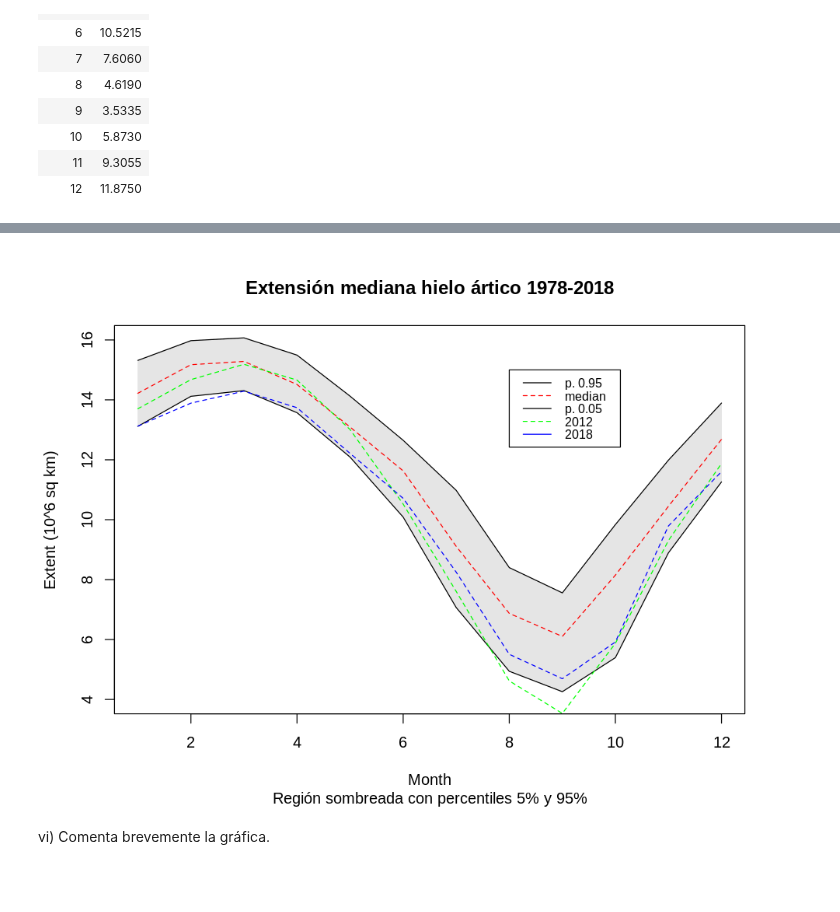
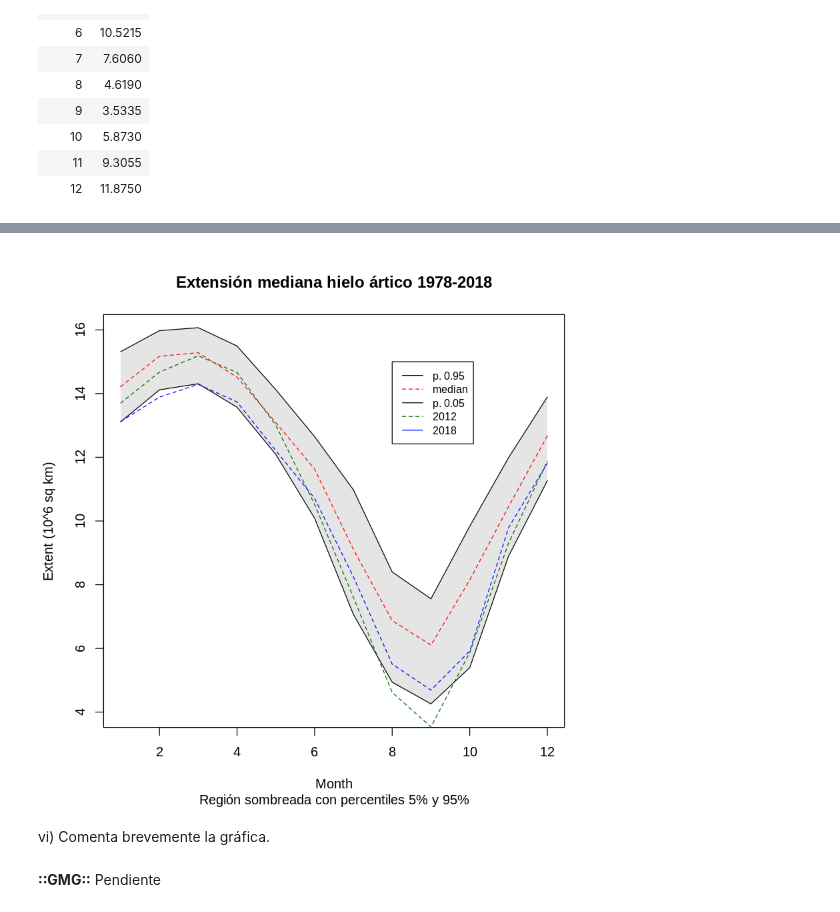
Before and after one commit to yerartdev/uc-m1965-stats, a Jupyter notebook: p1/practica1-gerardo-de-miguel-gonzalez.ipynb, the cells around one changed output, grey strips where cells are left out. Drawn from its saved outputs; the diff is of its cells as text; code cells hidden in the pictures; blank space fills up the shorter version.

Commit message:
stats-i: práctica 1, comentario extendido gráfica distribución alturas jugadores NBA, edición dudas gráfica hielo polar ártico, pendiente comentario gráfica

```diff
--- a/p1/practica1-gerardo-de-miguel-gonzalez.ipynb
+++ b/p1/practica1-gerardo-de-miguel-gonzalez.ipynb
@@ -528,30 +545,32 @@ ext.median.2018
 # %%
 #::GMG::Finalmente pinto la gráfica que se pide
 plot(ext.median,
      type = 'l',
      xlim = c(1,12),
      ylim = c(floor(min(ext.percentil.5$Extent)),
               round(max(ext.percentil.95$Extent))),
      xlab = 'Month',
      ylab = 'Extent (10^6 sq km)',
      col = 'darkred',
      main = 'Extensión mediana hielo ártico 1978-2018',
      sub = 'Región sombreada con percentiles 5% y 95%'
     )
 polygon(c(ext.median$Month, rev(ext.median$Month)),
         c(ext.percentil.95$Extent, rev(ext.percentil.5$Extent)),
         col = "grey90",
         border = FALSE
        )
 lines(ext.median$Month, ext.percentil.95$Extent, col = "black")
 lines(ext.median$Month, ext.median$Extent, col = "red", lty = 'dashed')
 lines(ext.median$Month, ext.percentil.5$Extent, col = "black")
-lines(ext.median.2012$Month, ext.median.2012$Extent, col = "green", lty = "dashed")
+lines(ext.median.2012$Month, ext.median.2012$Extent, col = "darkgreen", lty = "dashed")
 lines(ext.median.2018$Month, ext.median.2018$Extent, col = "blue",  lty = "dashed")
 legend(8, 15, legend=c("p. 0.95", "median", "p. 0.05", "2012", "2018"),
-       col=c("black","red","black", "green", "blue"), lty=1:2, cex=0.8)
+       col=c("black","red","black", "darkgreen", "blue"), lty=1:2, cex=0.8)
 # %% [output]
-[figure, old version]
+[figure, new version]
 # %% [markdown]
 vi) Comenta brevemente la gráfica.
+# %% [markdown]
+**::GMG::** Pendiente
 # %% [markdown]
```
Also changed, not shown: parts of 14 cells of this notebook.
